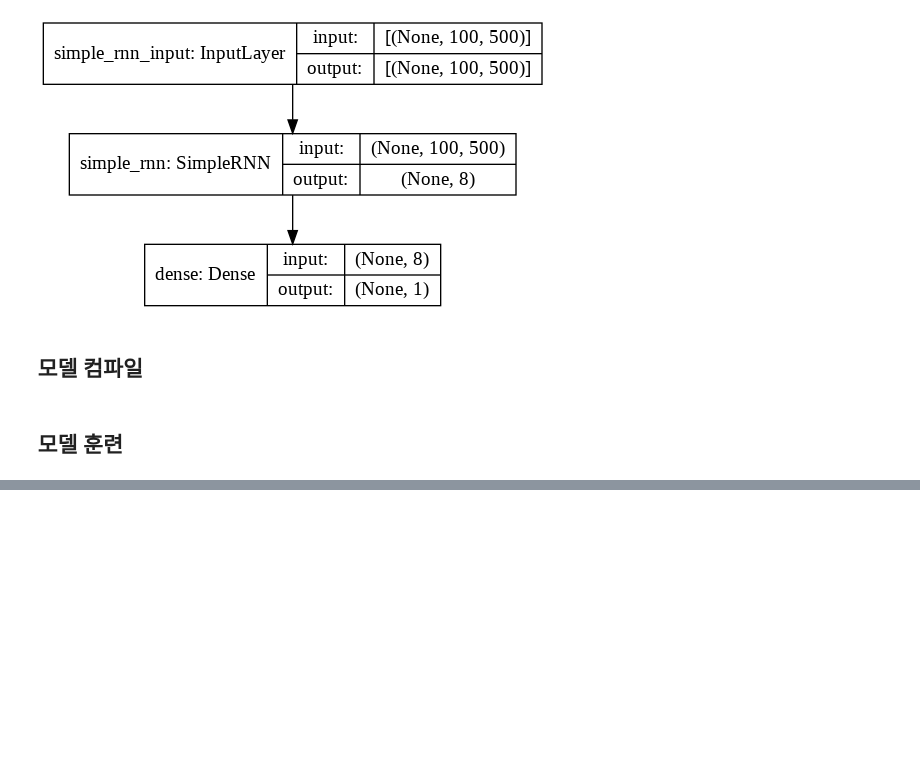
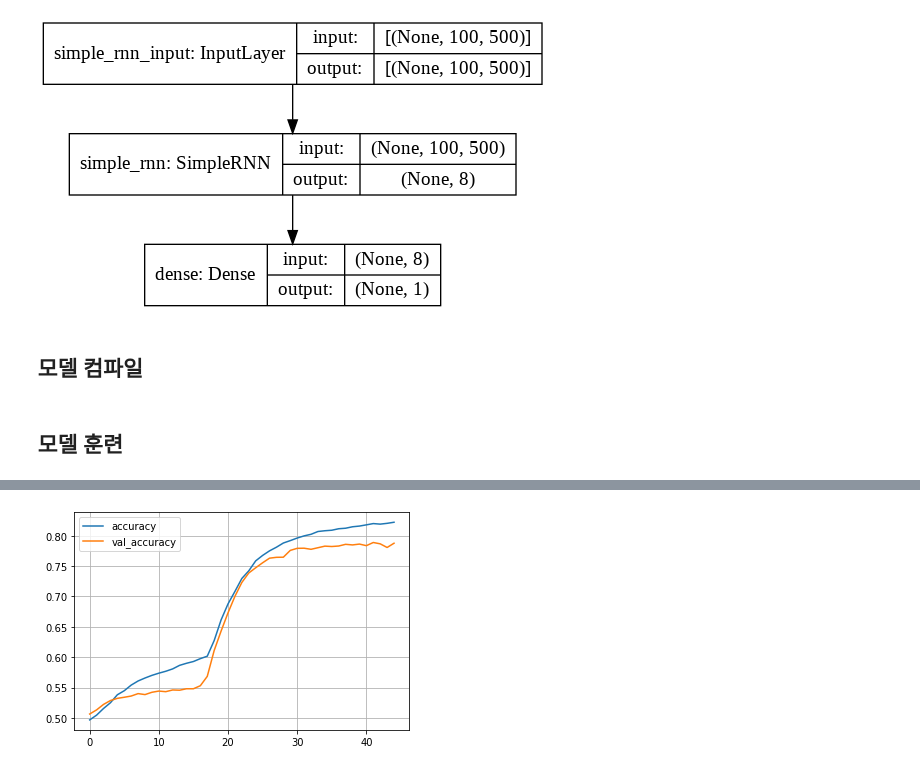
Before and after one commit to JakeOh/202011_itw_bd21, a Jupyter notebook: lab_ml/ml20_rnn.ipynb, the cells around one changed output, grey strips where cells are left out. Cells and saved outputs as stored; diff of their text form; code cells hidden in the pictures; blank space fills up the shorter version.

```diff
--- a/lab_ml/ml20_rnn.ipynb
+++ b/lab_ml/ml20_rnn.ipynb
@@ -506,0 +543,7 @@ Epoch 13/100
+# %%
+# 정확도 곡선
+hist[['accuracy', 'val_accuracy']].plot()
+plt.grid()
+plt.show()
+# %% [output]
+[figure, added]
```
Also changed, not shown: parts of 8 cells of this notebook.
